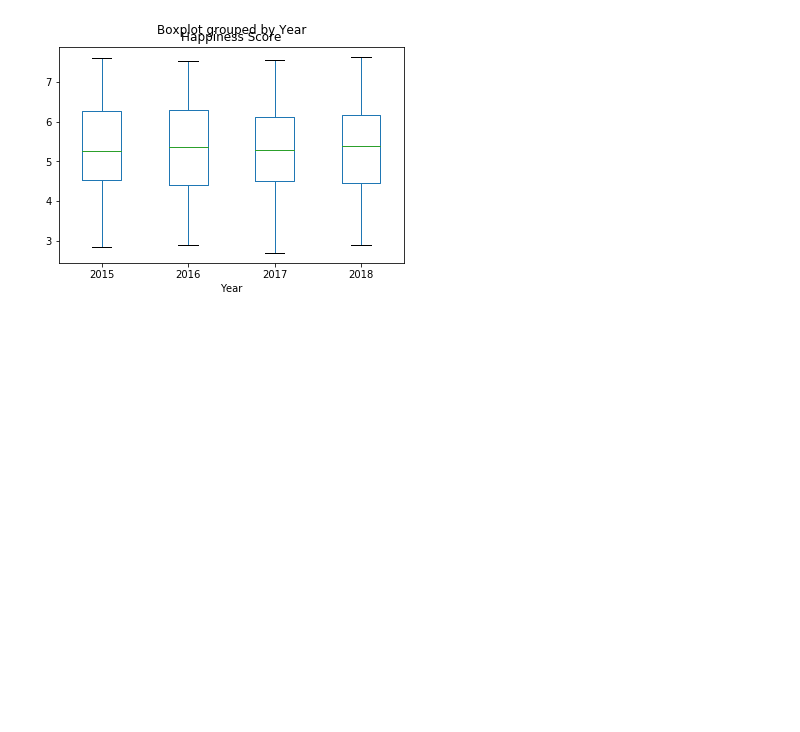
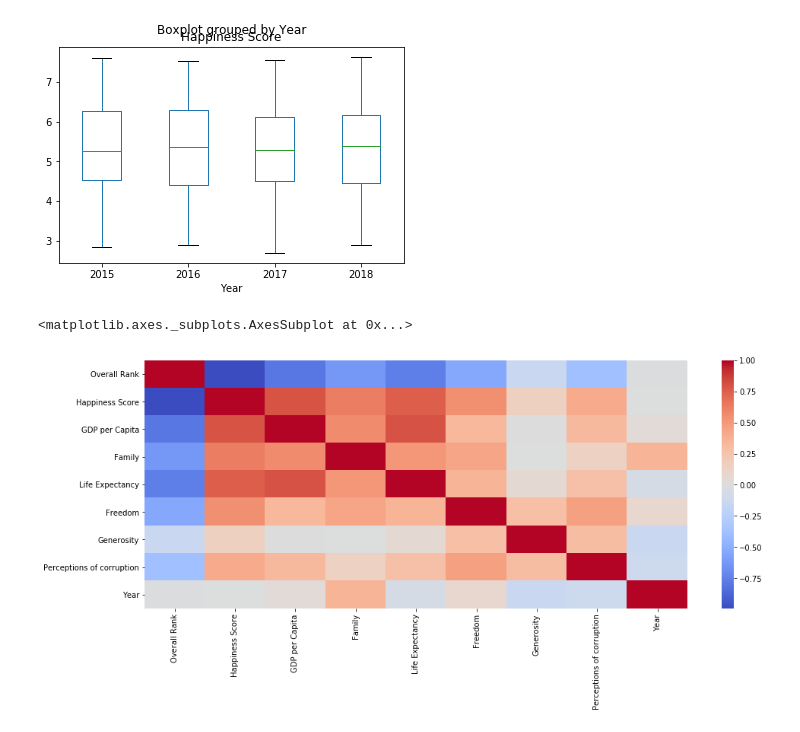
Before and after one commit to DavidObembe/Blue-Barracudas-group-2-, a Jupyter notebook: Resources/Untitled-Copy1.ipynb, the cells around one changed output. Saved outputs shown, nothing was run; the diff lists cells and outputs as text; code cells hidden in the pictures; blank space fills up the shorter version.

Commit message:
heatmap with Salim TA

```diff
--- a/Resources/Untitled-Copy1.ipynb
+++ b/Resources/Untitled-Copy1.ipynb
@@ -247,3 +248,10 @@ ax = mean_jointframes.plot.bar(x='Country', y='Happiness Score', rot=90)
 boxplot= cleanJointFrame.boxplot(by ='Year', column =['Happiness Score'], grid = False)
 # %% [output]
 [figure]
+# %%
+heat= cleanJointFrame.corr();
+plt.figure(figsize=(16, 6))
+sns.heatmap(heat, cmap='coolwarm')
+# %% [output]
+<matplotlib.axes._subplots.AxesSubplot at 0x...>
+[figure, added]
```
Also changed, not shown: parts of 1 cell of this notebook.
